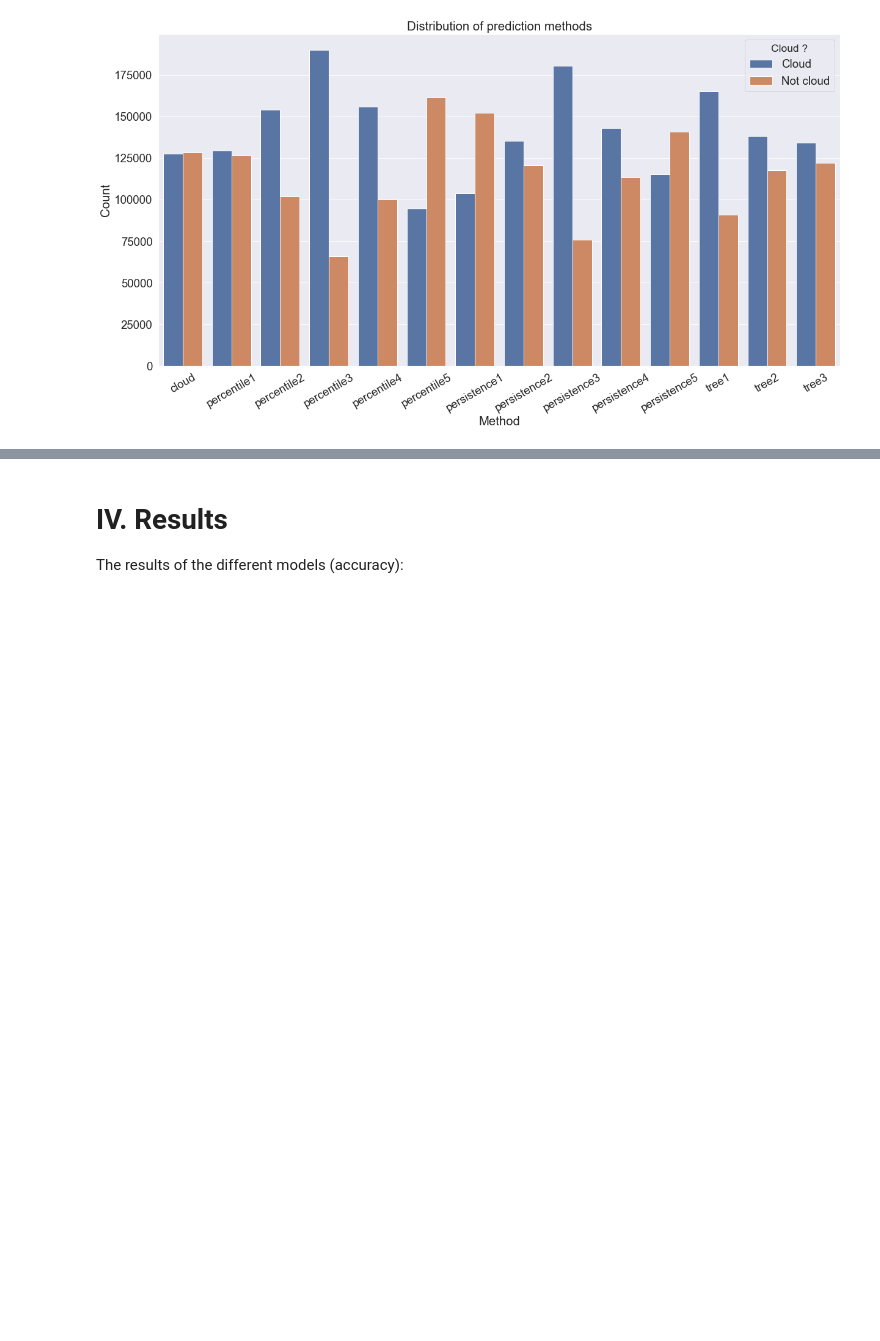
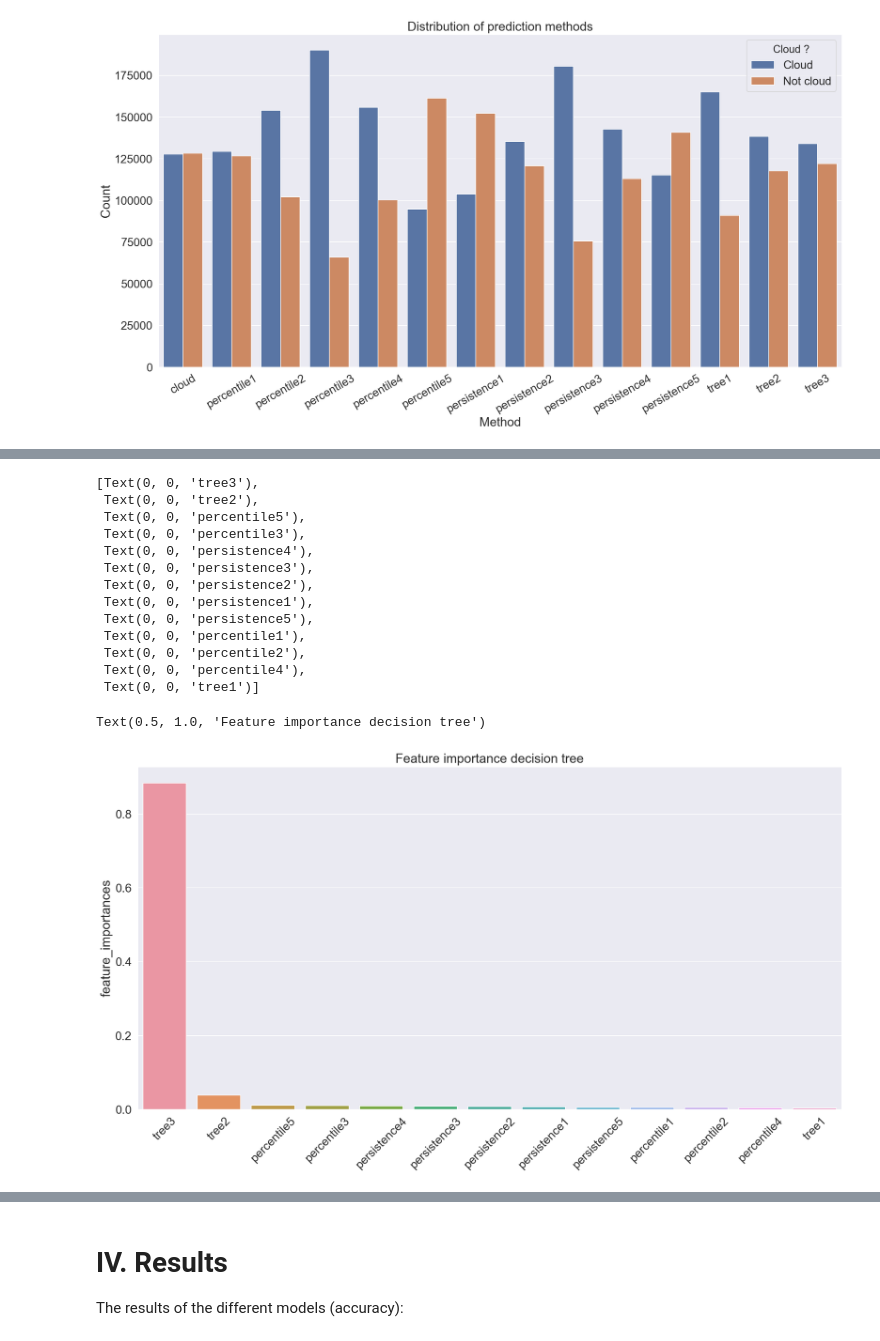
Before and after one commit to alexandreb09/Sentinel-Cloud-Masking, a Jupyter notebook: Upload_Data/Notebook_model_17_06.ipynb, the cells around one changed output, grey strips where cells are left out. Saved outputs shown, nothing was run; the diff lists cells and outputs as text; code cells hidden in the pictures; blank space fills up the shorter version.

```diff
--- a/Upload_Data/Notebook_model_17_06.ipynb
+++ b/Upload_Data/Notebook_model_17_06.ipynb
@@ -222,10 +328,29 @@ The tree is similar to the ones from the random forest model:
     ![decision tree](decision_tree.png)
 # %%
 
-tmp = dict(zip(col_names, tree.feature_importances_))
+tmp = dict(zip(feature_names, tree.feature_importances_))
 tmp = {key:[value] for key, value in tmp.items()}
 tmp = pd.DataFrame(tmp).T
 tmp.columns = ["feature_importances"]
 tmp = tmp.sort_values(by="feature_importances", ascending=False)
-sns.barplot(x = tmp.index , y="feature_importances", data=tmp).set_title("Feature importance decision tree")
+g = sns.barplot(x = tmp.index , y="feature_importances", data=tmp)
+g.set_xticklabels(g.get_xticklabels(), rotation=45)
+plt.title("Feature importance decision tree")
+plt.show()
+# %% [output]
+[Text(0, 0, 'tree3'),
+ Text(0, 0, 'tree2'),
+ Text(0, 0, 'percentile5'),
+ Text(0, 0, 'percentile3'),
+ Text(0, 0, 'persistence4'),
+ Text(0, 0, 'persistence3'),
+ Text(0, 0, 'persistence2'),
+ Text(0, 0, 'persistence1'),
+ Text(0, 0, 'persistence5'),
+ Text(0, 0, 'percentile1'),
+ Text(0, 0, 'percentile2'),
+ Text(0, 0, 'percentile4'),
+ Text(0, 0, 'tree1')]
+Text(0.5, 1.0, 'Feature importance decision tree')
+[figure, added]
 # %% [markdown]
```
Also changed, not shown: parts of 24 cells of this notebook, 20 other files.
